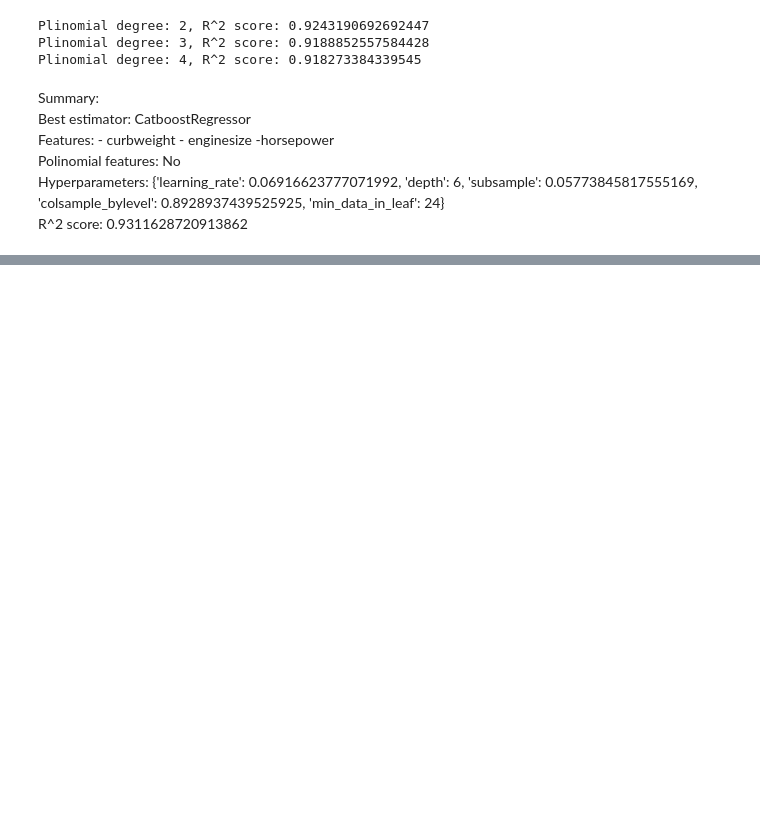
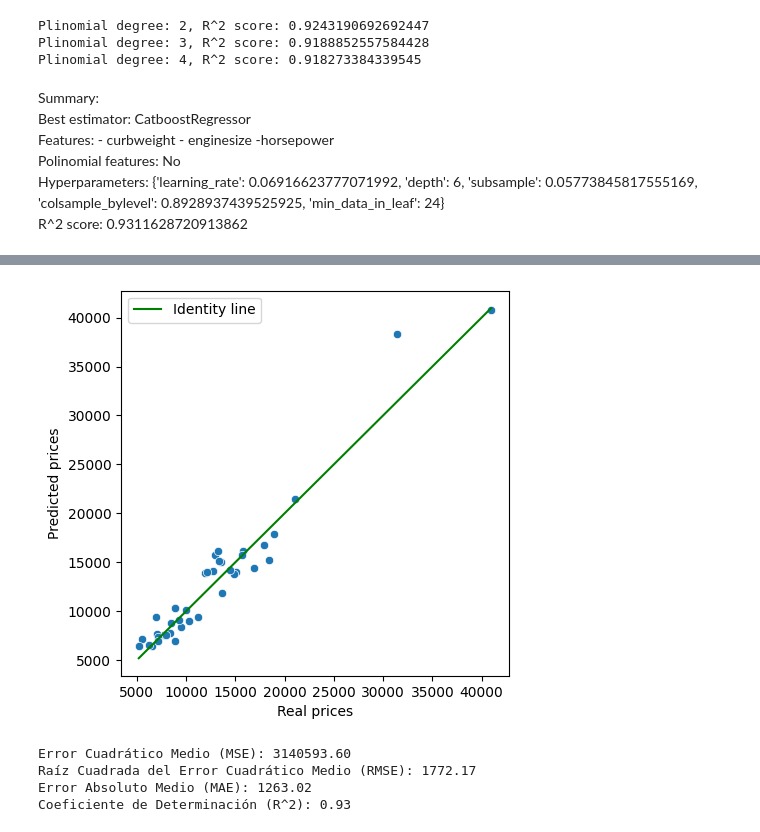
Before and after one commit to LDavidRojasD/machine-learning-mercado-automotriz, a Jupyter notebook: sandbox/regressions.ipynb, the cells around one changed output, grey strips where cells are left out. Cells and saved outputs as stored; diff of their text form; code cells hidden in the pictures; blank space fills up the shorter version.

```diff
--- a/sandbox/regressions.ipynb
+++ b/sandbox/regressions.ipynb
@@ -624,5 +668,6 @@ study.optimize(objective, n_trials=50)
 # %%
-best_params = study.best_params
+best_params = {'learning_rate': 0.06916623777071992, 'depth': 6,
+               'subsample': 0.05773845817555169, 'colsample_bylevel': 0.8928937439525925, 'min_data_in_leaf': 24}
 best_model = CatBoostRegressor(**best_params)
 
 best_model.fit(X_red_train, y_train)
@@ -718,3 +769,12 @@ Features: - curbweight	- enginesize	-horsepower
 Polinomial features: No
 Hyperparameters: {'learning_rate': 0.06916623777071992, 'depth': 6, 'subsample': 0.05773845817555169, 'colsample_bylevel': 0.8928937439525925, 'min_data_in_leaf': 24}
 R^2 score: 0.9311628720913862
+# %%
+best_params = {'learning_rate': 0.06916623777071992, 'depth': 6,
+               'subsample': 0.05773845817555169, 'colsample_bylevel': 0.8928937439525925, 'min_data_in_leaf': 24}
+best_model = CatBoostRegressor(**best_params)
+
+best_model.fit(X_red_train, y_train)
+y_pred = best_model.predict(X_red_test)
+
+best_score = r2_score(y_test, y_pred)
@@ -720,0 +799,34 @@ R^2 score: 0.9311628720913862
+# %%
+plt.figure(figsize=(5,5))
+sns.scatterplot(x=y_test, y= y_pred)
+plt.xlabel('Real prices')
+plt.ylabel('Predicted prices')
+
+sns.lineplot(x= y_test, y= y_test, color= 'green', label='Identity line')
+plt.show()
+# %% [output]
+[figure, added]
+# %%
+from sklearn.metrics import mean_absolute_error
+
+mse = mean_squared_error(y_test, y_pred)
+
+# Calcular la raíz cuadrada del error cuadrático medio (RMSE)
+rmse = np.sqrt(mse)
+
+# Calcular el error absoluto medio (MAE)
+mae = mean_absolute_error(y_test, y_pred)
+
+# Calcular el coeficiente de determinación R^2
+r2 = r2_score(y_test, y_pred)
+
+# Imprimir las métricas
+print(f"Error Cuadrático Medio (MSE): {mse:.2f}")
+print(f"Raíz Cuadrada del Error Cuadrático Medio (RMSE): {rmse:.2f}")
+print(f"Error Absoluto Medio (MAE): {mae:.2f}")
+print(f"Coeficiente de Determinación (R^2): {r2:.2f}")
+# %% [output]
+Error Cuadrático Medio (MSE): 3140593.60
+Raíz Cuadrada del Error Cuadrático Medio (RMSE): 1772.17
+Error Absoluto Medio (MAE): 1263.02
+Coeficiente de Determinación (R^2): 0.93
```
Also changed, not shown: parts of 29 cells of this notebook, 5 other files.
